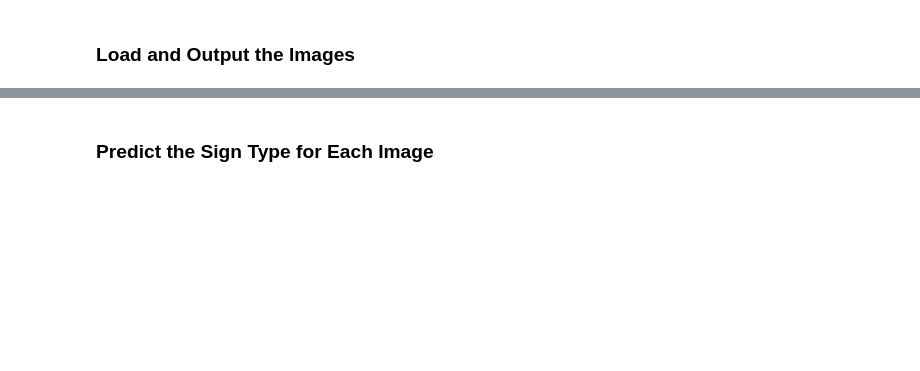
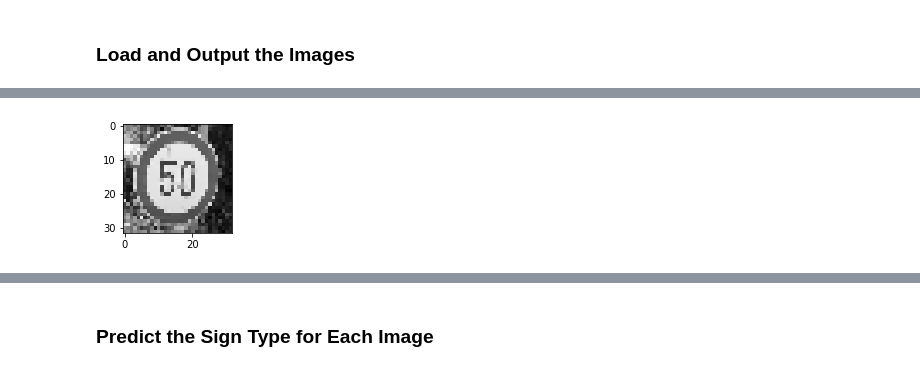
Before and after one commit to msinvent/CarND-Traffic-Sign-Classifier-Project, a Jupyter notebook: Traffic_Sign_Classifier.ipynb, the cells around one changed output, grey strips where cells are left out. Cells and saved outputs as stored; diff of their text form; code cells hidden in the pictures; blank space fills up the shorter version.

```diff
--- a/Traffic_Sign_Classifier.ipynb
+++ b/Traffic_Sign_Classifier.ipynb
@@ -334,2 +355,6 @@ You may find `signnames.csv` useful as it contains mappings from the class id (i
+# %%
+def rgb2gray(rgb):
+    r, g, b = rgb[:,:,0], rgb[:,:,1], rgb[:,:,2]
+    return 0.2989 * r + 0.5870 * g + 0.1140 * b
 # %% [markdown]
 ### Load and Output the Images
@@ -363,0 +361,87 @@ Test Accuracy = 0.937
+# %%
+image = cv2.imread('germanTrafficSign/50SpeedLimit.jpg')
+image.shape
+image = image[...,::-1] #Changes BGR to RGB images
+image = image[0:222,:,:] #slicing the image to make it square
+image = cv2.resize(image, (32, 32))
+image_50SpeedLimit = rgb2gray(image)
+appendedImage = image_50SpeedLimit.reshape(1,32,32,1)
+# Though I was saving these preprocessed images to recover it later, i realized that .jpg
+# was doing lossy compression and thus my input and out matrices were changing
+# The crust of the mistake is that I was not able to recover the same image as I was saving
+# I didn't look further down into it as I tried to remain focused on completing this assignment quickly
+
+cv2.imwrite('germanTrafficSign/preprocessed_image_50SpeedLimit.jpg',image_50SpeedLimit)
+plt.figure(figsize=(2,2))
+plt.imshow(image_50SpeedLimit,cmap='gray')
+# Calculated this recommendation(reverse of Recommendation)
+# [[36 16 41 20  6 32 42 35  0 18 33 22 17  4 29 24 34 27  8 12  9 14 25 26
+#   28 40 10 15  7 37 30 38 23  1  5 13 11 21  3 19 39 31  2]]
+
+image = cv2.imread('germanTrafficSign/straightOnly.jpg')
+image = image[...,::-1] #Changes BGR to RGB images
+image = image[:,0:152,:] #slicing the image to make it square
+image = cv2.resize(image, (32, 32))
+image_straightOnly = rgb2gray(image)
+appendedImage = np.append(appendedImage,image_straightOnly.reshape(1,32,32,1),axis=0)
+# appendedImage[2,:] = image_straightOnly.reshape(1,32,32,1)
+cv2.imwrite('germanTrafficSign/preprocessed_image_straightOnly.jpg',image_straightOnly)
+plt.figure(figsize=(2,2))
+plt.imshow(image_straightOnly,cmap='gray')
+# Calculated this recommendation(reverse of Recommendation)
+# [[22 39 31 17  6 13 41  2 42  9 23 14 21 30 37 19 38 29 10 27 40  0  1 16
+#   28  7 33 24 20 12 34 25 32 15  5 26  8  3 36  4 11 18 35]]
+
+image = cv2.imread('germanTrafficSign/noentry.jpg')
+image = image[...,::-1] #Changes BGR to RGB images
+image = image[0:150,:,:] #slicing the image to make it square
+image = cv2.resize(image, (32, 32))
+image_noentry = rgb2gray(image)
+appendedImage = np.append(appendedImage,image_noentry.reshape(1,32,32,1),axis=0)
+cv2.imwrite('germanTrafficSign/preprocessed_image_noentry.jpg',image_noentry)
+plt.figure(figsize=(2,2))
+plt.imshow(image_noentry,cmap='gray')
+# Calculated this recommendation(reverse of Recommendation)
+# [[24 27 37 39  8 31 22 21 18 29 15 28  4 30  7  6 16 33  5 11 26 40 20  0
+#   10 14 19  1  2 23 42 38 13 34 35 25 36 12  9 32  3 41 17]]
+
+
+image = cv2.imread('germanTrafficSign/stop.jpg')
+image = image[...,::-1] #Changes BGR to RGB images
+image = image[:,259-194:259,:] #slicing the image to make it square
+image = cv2.resize(image, (32, 32))
+image_stop = rgb2gray(image)
+appendedImage = np.append(appendedImage,image_stop.reshape(1,32,32,1),axis=0)
+cv2.imwrite('germanTrafficSign/preprocessed_image_stop.jpg',image_stop)
+plt.figure(figsize=(2,2))
+plt.imshow(image_stop,cmap='gray')
+# Calculated this recommendation(reverse of Recommendation)
+# [[19 27 16 42 24  6 21 20 37 41 23 17 31 10 26 25 11 32  7  0  4 18 22 12
+#   28  9  5  8 15 30 36  1 39 29 35 14 33 40 34  3  2 13 38]]
+
+image = cv2.imread('germanTrafficSign/workOnRoad.jpg')
+image = image[...,::-1] #Changes BGR to RGB images
+image = image[:,46:-46,:] #slicing the image to make it square
+image = cv2.resize(image, (32, 32))
+image_workOnRoad = rgb2gray(image)
+appendedImage = np.append(appendedImage,image_workOnRoad.reshape(1,32,32,1),axis=0)
+cv2.imwrite('germanTrafficSign/preprocessed_image_workOnRoad.jpg',image_workOnRoad)
+plt.figure(figsize=(2,2))
+plt.imshow(image_workOnRoad,cmap='gray')
+# Calculated this recommendation(reverse of Recommendation)
+# [[32  7 16  8 42  6 41 17 37 14  4 18 15 26 36  2 27  0 34  3  5 33 13 30
+#    9 40 19 31 21  1 10 24 39 12 28 22 20 38 11 23 35 29 25]]
+
+image = cv2.imread('germanTrafficSign/yield.jpg')
+image = image[...,::-1] #Changes BGR to RGB images
+image = image[0:483,:,:] #slicing the image to make it square
+image = cv2.resize(image, (32, 32))
+image_yield = rgb2gray(image)
+appendedImage = np.append(appendedImage,image_yield.reshape(1,32,32,1),axis=0)
+cv2.imwrite('germanTrafficSign/preprocessed_image_yield.jpg',image_yield)
+plt.figure(figsize=(2,2))
+plt.imshow(image_yield,cmap='gray')
+# Calculated this recommendation(reverse of Recommendation)
+# [[ 6 27 16 42 32  4 37 19 23 41 38 20  0 24 14 36 18 21  2  5 22 26 31 17
+#   10 25 15  1 34 29 12  3  8 35 11 30 40 33 39  7 28  9 13]]
+# %% [output]
@@ -363,0 +449 @@ Test Accuracy = 0.937
+[figure, added]
```
Also changed, not shown: parts of 9 cells of this notebook, 6 other files.
